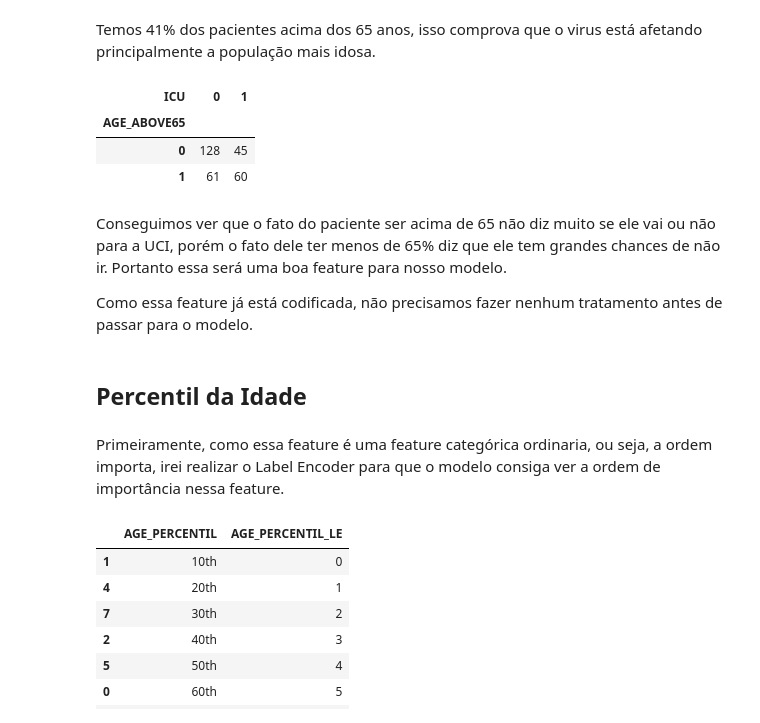
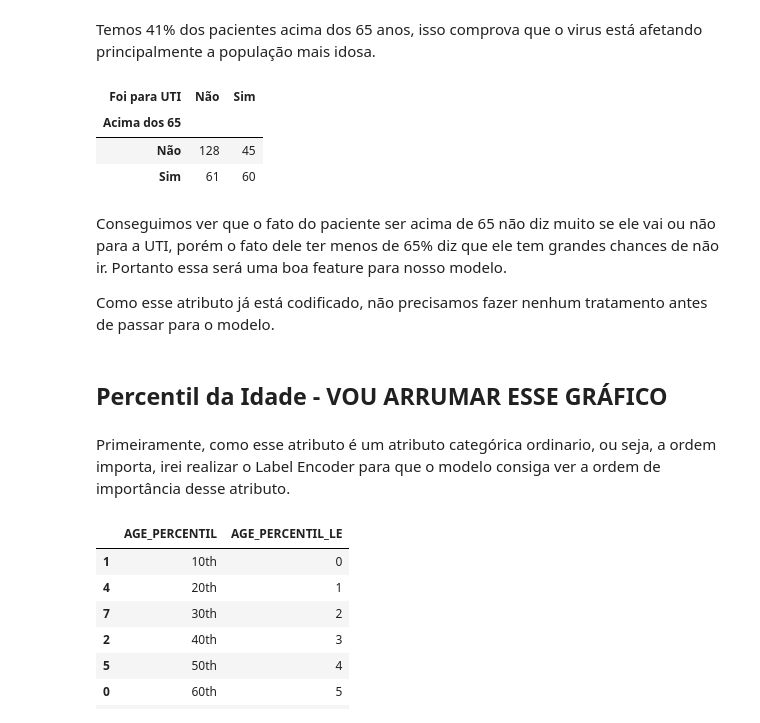
Before and after one commit to rodrigodemend/Diagn-stico-de-Dados-Cl-nicos-com-Machine-Learning, a Jupyter notebook: Notebooks/Modelagem_para_Diagnóstico_de_Dados_Clínicos_com_Machine_Learning_.ipynb, the cells around one changed output. Saved outputs shown, nothing was run; the diff lists cells and outputs as text; code cells hidden in the pictures.

```diff
--- a/Notebooks/Modelagem_para_Diagnóstico_de_Dados_Clínicos_com_Machine_Learning_.ipynb
+++ b/Notebooks/Modelagem_para_Diagnóstico_de_Dados_Clínicos_com_Machine_Learning_.ipynb
@@ -193,21 +245,25 @@ Name: AGE_ABOVE65, dtype: float64
 # %% [markdown]
 Temos 41% dos pacientes acima dos 65 anos, isso comprova que o virus está afetando principalmente a população mais idosa.
 # %%
+# Dicionário para melhor visualização dos dados
+dict_grafico_age_above65 = {0:'Não', 1:'Sim'}
+dict_grafico_ICU = {0:'Não', 1:'Sim'}
+
 # Visualizando uma tabela cruzada
-pd.crosstab(dados['AGE_ABOVE65'], dados['ICU'], rownames=['AGE_ABOVE65'], colnames=['ICU'])
+pd.crosstab(dados['AGE_ABOVE65'].map(dict_grafico_age_above65), dados['ICU'].map(dict_grafico_ICU), rownames=['Acima dos 65'], colnames=['Foi para UTI'])
 # %% [output]
-| ICU | 0 | 1 |
-| AGE_ABOVE65 |  |  |
-| 0 | 128 | 45 |
-| 1 | 61 | 60 |
+| Foi para UTI | Não | Sim |
+| Acima dos 65 |  |  |
+| Não | 128 | 45 |
+| Sim | 61 | 60 |
 # %% [markdown]
-Conseguimos ver que o fato do paciente ser acima de 65 não diz muito se ele vai ou não para a UCI, porém o fato dele ter menos de 65% diz que ele tem grandes chances de não ir. Portanto essa será uma boa feature para nosso modelo.
+Conseguimos ver que o fato do paciente ser acima de 65 não diz muito se ele vai ou não para a UTI, porém o fato dele ter menos de 65% diz que ele tem grandes chances de não ir. Portanto essa será uma boa feature para nosso modelo.
 
-Como essa feature já está codificada, não precisamos fazer nenhum tratamento antes de passar para o modelo.
+Como esse atributo já está codificado, não precisamos fazer nenhum tratamento antes de passar para o modelo.
 # %% [markdown]
-## Percentil da Idade
+## Percentil da Idade - VOU ARRUMAR ESSE GRÁFICO
 # %% [markdown]
-Primeiramente, como essa feature é uma feature categórica ordinaria, ou seja, a ordem importa, irei realizar o Label Encoder para que o modelo consiga ver a ordem de importância nessa feature.
+Primeiramente, como esse atributo é um atributo categórica ordinario, ou seja, a ordem importa, irei realizar o Label Encoder para que o modelo consiga ver a ordem de importância desse atributo.
 # %%
 # Instanciando o objeto
 le = LabelEncoder()
```
Also changed, not shown: parts of 142 cells of this notebook.
